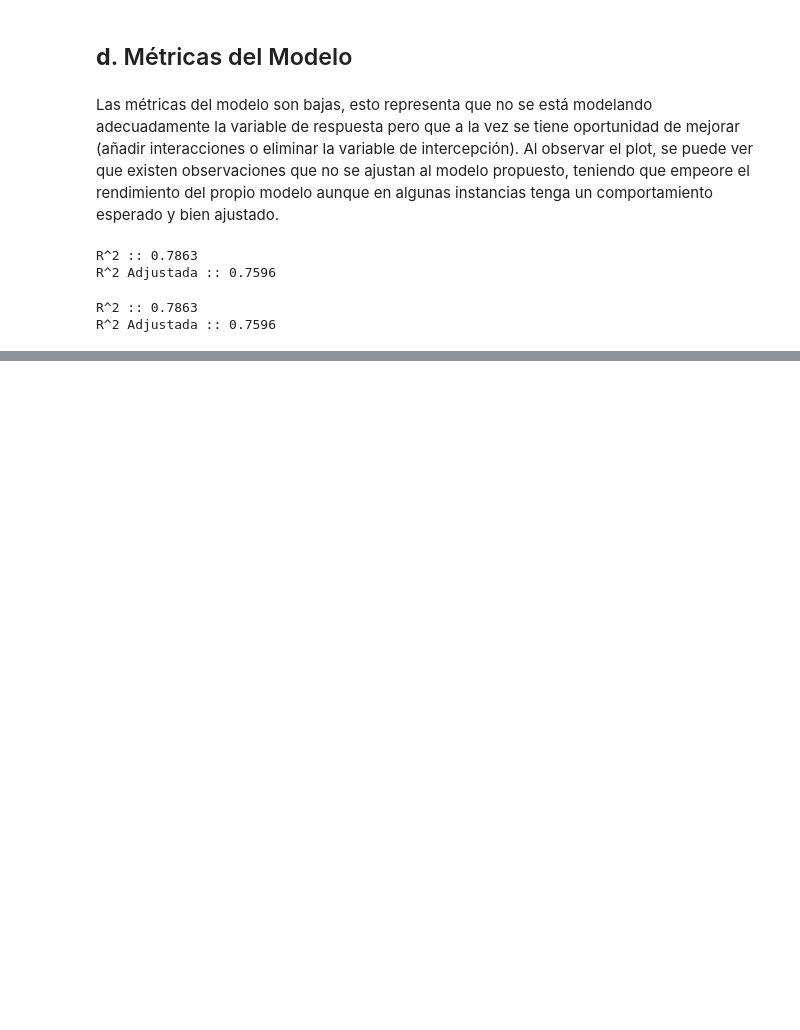
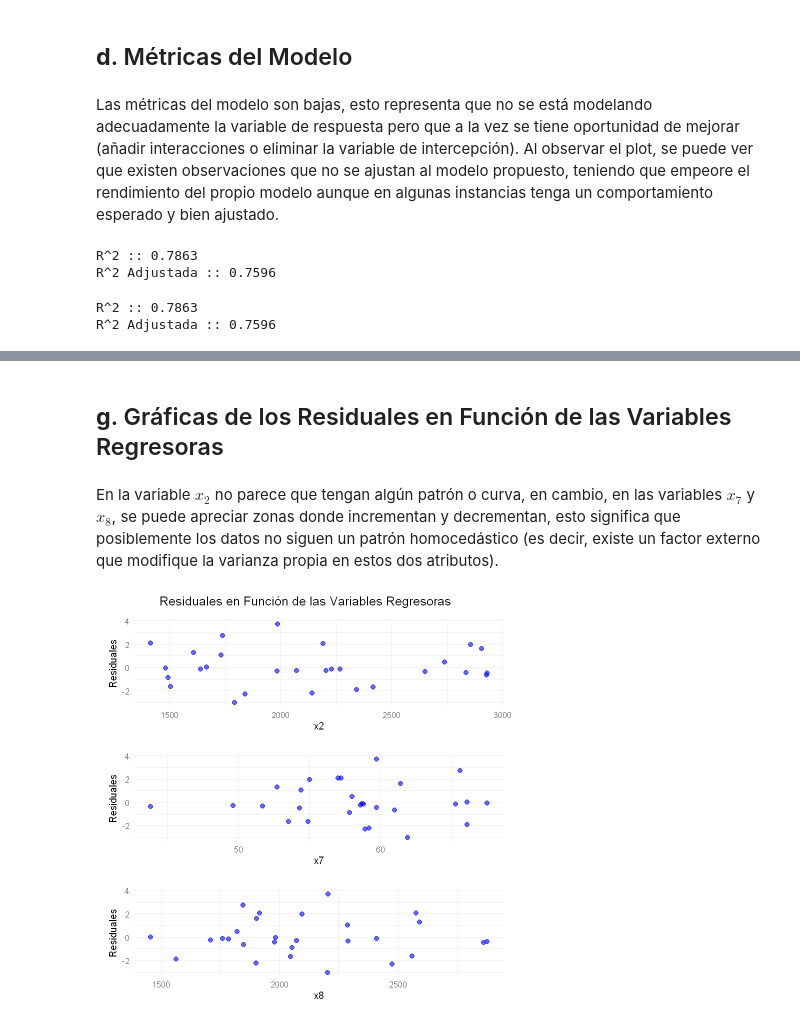
Before and after one commit to alexisuaguilaru/EstadisticaMultivariada, a Jupyter notebook: RegresionMultiple/Tareas/Tarea_01_r.ipynb, the cells around one changed output, grey strips where cells are left out. Drawn from its saved outputs; the diff is of its cells as text; code cells hidden in the pictures; blank space fills up the shorter version.

```diff
--- a/RegresionMultiple/Tareas/Tarea_01_r.ipynb
+++ b/RegresionMultiple/Tareas/Tarea_01_r.ipynb
@@ -353,18 +355,18 @@ PlotExpectedEstimate <- function(
 
   # Crear el gráfico con ggplot2
   plot <- ggplot(plot_data, aes(x = Observados, y = Estimados)) +
-    geom_point(alpha=0.7,color="blue",size=4) +
+    geom_point(alpha=0.7,color='blue',size=3) +
     geom_abline(
-      intercept = 0,
-      slope = 1,
-      color = "gray",
-      linetype = "dotted",
-      linewidth = 2
+        intercept = 0,
+        slope = 1,
+        color = 'gray',
+        linetype = 'dotted',
+        linewidth = 2
     ) +
     labs(
-      title = "Ajuste del Modelo",
-      x = "Valores Observados",
-      y = "Valores Estimados"
+        title = 'Ajuste del Modelo',
+        x = 'Valores Observados',
+        y = 'Valores Estimados'
     ) +
     theme_minimal() +
     theme(
@@ -381,0 +475,52 @@ PlotExpectedEstimate(LinearModel,DatasetFutbol$y)
+# %% [markdown]
+## **g**. Gráficas de los Residuales en Función de las Variables Regresoras
+# %% [markdown]
+En la variable $x_2$ no parece que tengan algún patrón o curva, en cambio, en las variables $x_7$ y $x_8$, se puede apreciar zonas donde incrementan y decrementan, esto significa que posiblemente los datos no siguen un patrón homocedástico (es decir, existe un factor externo que modifique la varianza propia en estos dos atributos).
+# %%
+#' Función para plotear los residuales en función de las variables del modelo.
+PlotVariableResiduals <- function(
+    LinearModel,
+    Dataset,
+    FeaturesModel
+)
+{
+    ResidValues <- resid(LinearModel)
+
+    PlotList <- list()
+
+    for (feature in FeaturesModel)
+    {
+        PlotData <- data.frame(x=Dataset[[feature]],y=ResidValues)
+
+        plot <- ggplot(PlotData, aes(x=x,y=y)) +
+            geom_point(alpha=0.6,color='blue',size=2.5) +
+            labs(x=feature,y='Residuales') +
+            theme_minimal() +
+            theme(
+                plot.margin = unit(c(1, 1, 1, 1),'lines'),
+                axis.text = element_text(size=10),
+                axis.title = element_text(size=12),
+            )
+
+        PlotList[[feature]] <- plot
+    }
+
+    grid.arrange(
+        grobs = PlotList,
+        nrow = 3,
+        top = textGrob(
+            'Residuales en Función de las Variables Regresoras',
+            gp = gpar(fontsize=15)
+        )
+    )
+}
+
+# Plot
+
+PlotVariableResiduals(
+    LinearModel,
+    DatasetFutbol,
+    FeaturesModel
+)
+# %% [output]
+[figure, added]
```
Also changed, not shown: parts of 10 cells of this notebook, 2 other files.
